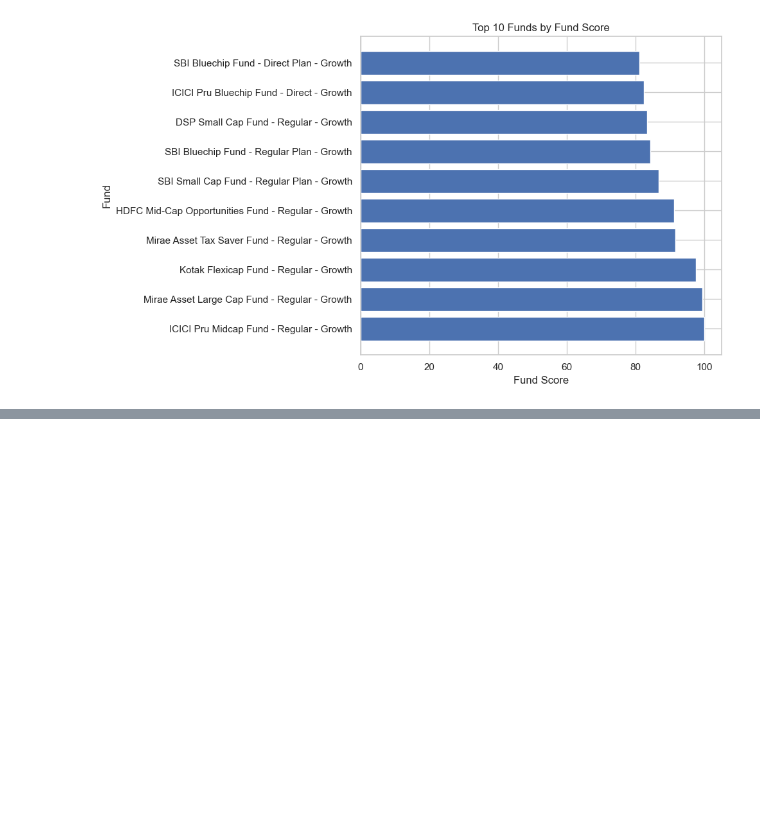
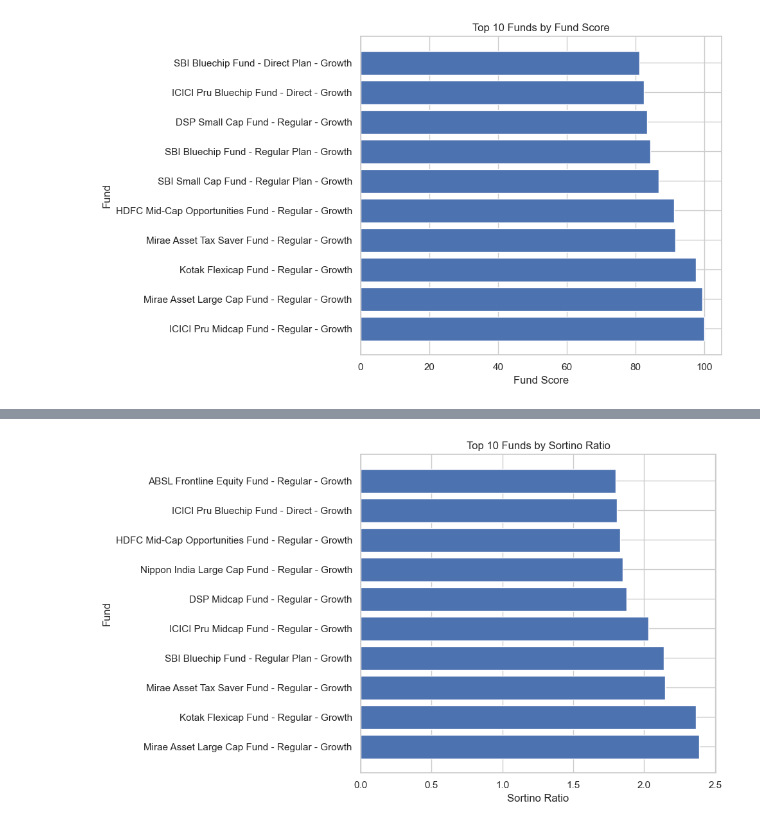
Before and after one commit to Manish-kumar37/bluestock-mf-capstone, a Jupyter notebook: notebooks/04_performance_analytics.ipynb, the cells around one changed output, grey strips where cells are left out. Saved outputs shown, nothing was run; the diff lists cells and outputs as text; code cells hidden in the pictures; blank space fills up the shorter version.

```diff
--- a/notebooks/04_performance_analytics.ipynb
+++ b/notebooks/04_performance_analytics.ipynb
@@ -1234,0 +1270,29 @@ plt.show()
+# %%
+top_sortino = (
+    scorecard
+    .sort_values("sortino_ratio", ascending=False)
+    .head(10)
+)
+
+plt.figure(figsize=(10,6))
+
+plt.barh(
+    top_sortino["scheme_name"],
+    top_sortino["sortino_ratio"]
+)
+
+plt.title("Top 10 Funds by Sortino Ratio")
+plt.xlabel("Sortino Ratio")
+plt.ylabel("Fund")
+
+plt.tight_layout()
+
+plt.savefig(
+    "../reports/charts/top_sortino_ratio.png",
+    dpi=300,
+    bbox_inches="tight"
+)
+
+plt.show()
+# %% [output]
+[figure, added]
```
Also changed, not shown: parts of 1 cell of this notebook, 1 other file.
